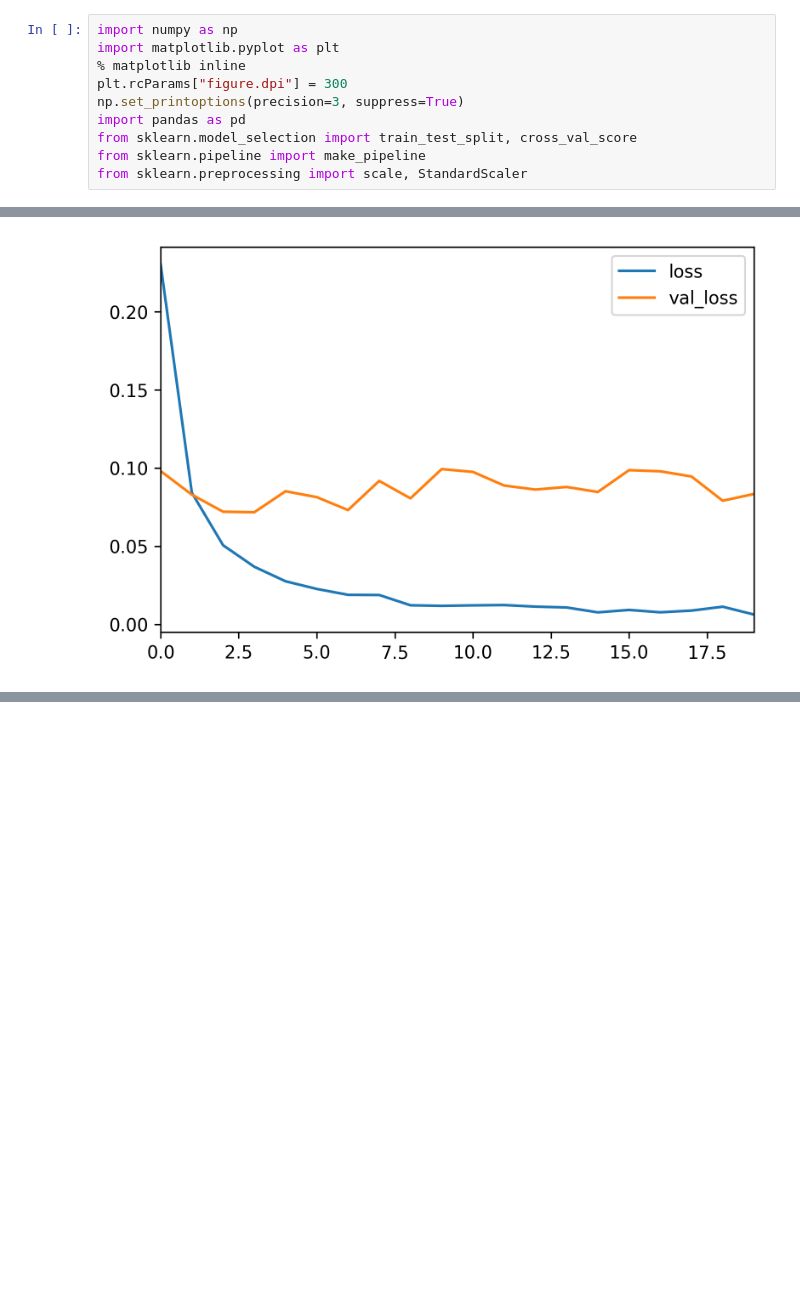
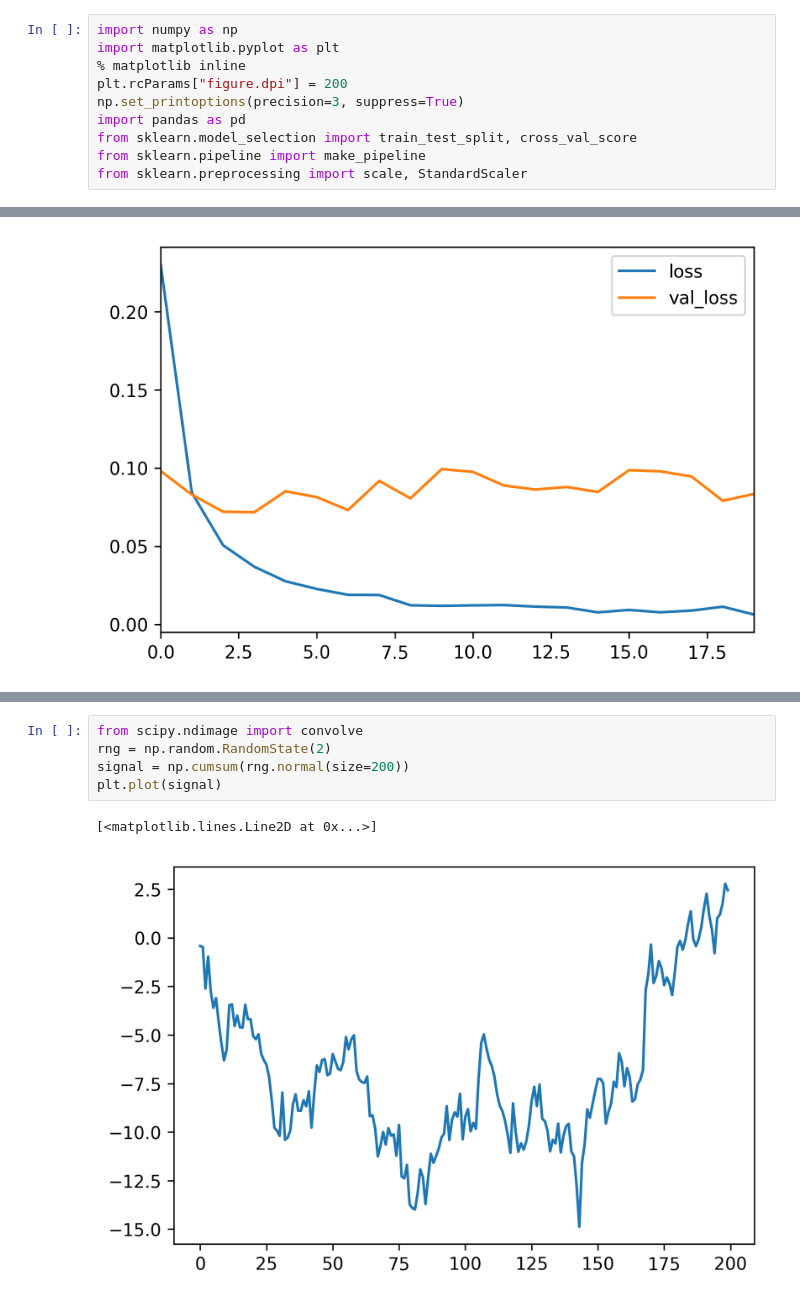
Before and after one commit to amueller/applied_ml_spring_2017, a Jupyter notebook: slides/aml-23.ipynb, the cells around one changed output, grey strips where cells are left out. Drawn from its saved outputs; the diff is of its cells as text; blank space fills up the shorter version.

```diff
--- a/slides/aml-23.ipynb
+++ b/slides/aml-23.ipynb
@@ -2,7 +2,7 @@
 import numpy as np
 import matplotlib.pyplot as plt
 % matplotlib inline
-plt.rcParams["figure.dpi"] = 300
+plt.rcParams["figure.dpi"] = 200
 np.set_printoptions(precision=3, suppress=True)
 import pandas as pd
 from sklearn.model_selection import train_test_split, cross_val_score
@@ -308,0 +348,8 @@ Epoch 6/20
+# %%
+from scipy.ndimage import convolve
+rng = np.random.RandomState(2)
+signal = np.cumsum(rng.normal(size=200))
+plt.plot(signal)
+# %% [output]
+[<matplotlib.lines.Line2D at 0x...>]
+[figure, added]
```
Also changed, not shown: parts of 19 cells of this notebook, 1 other file.
